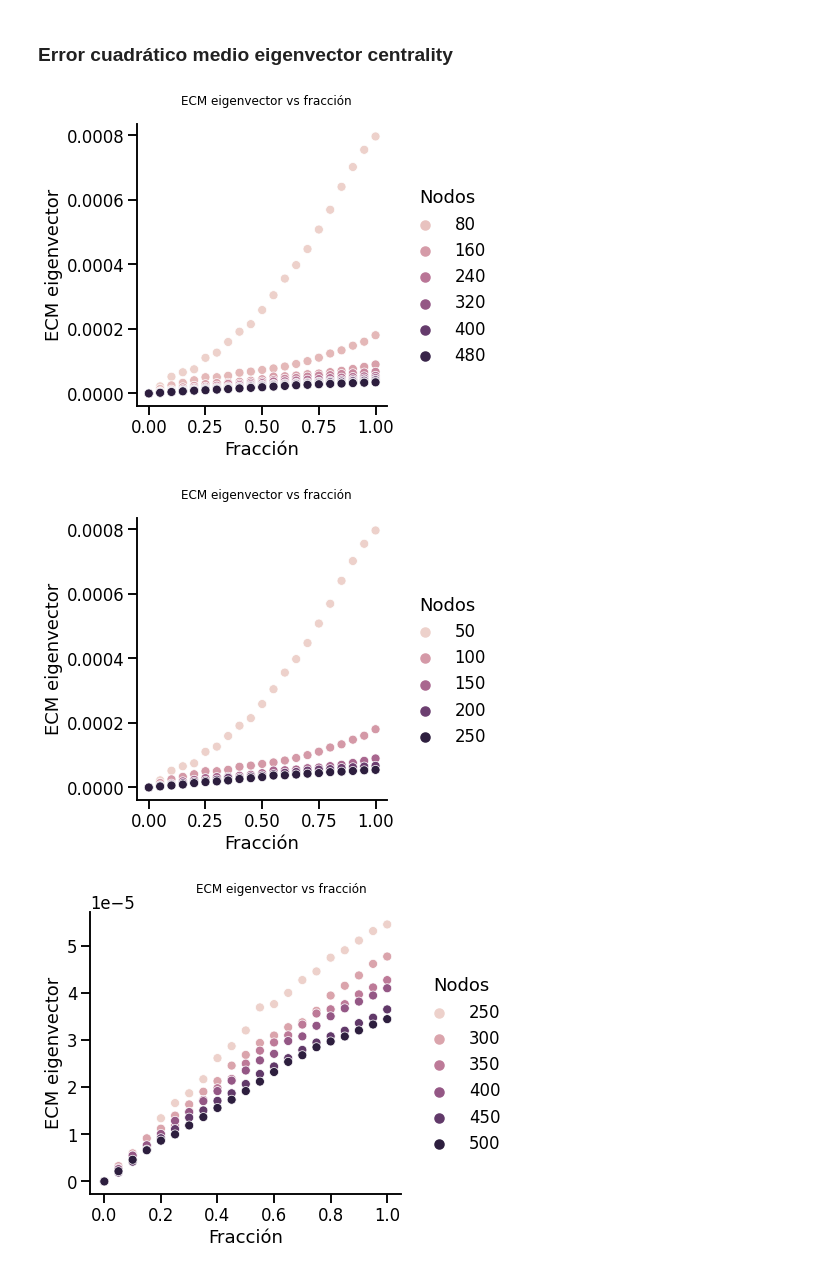
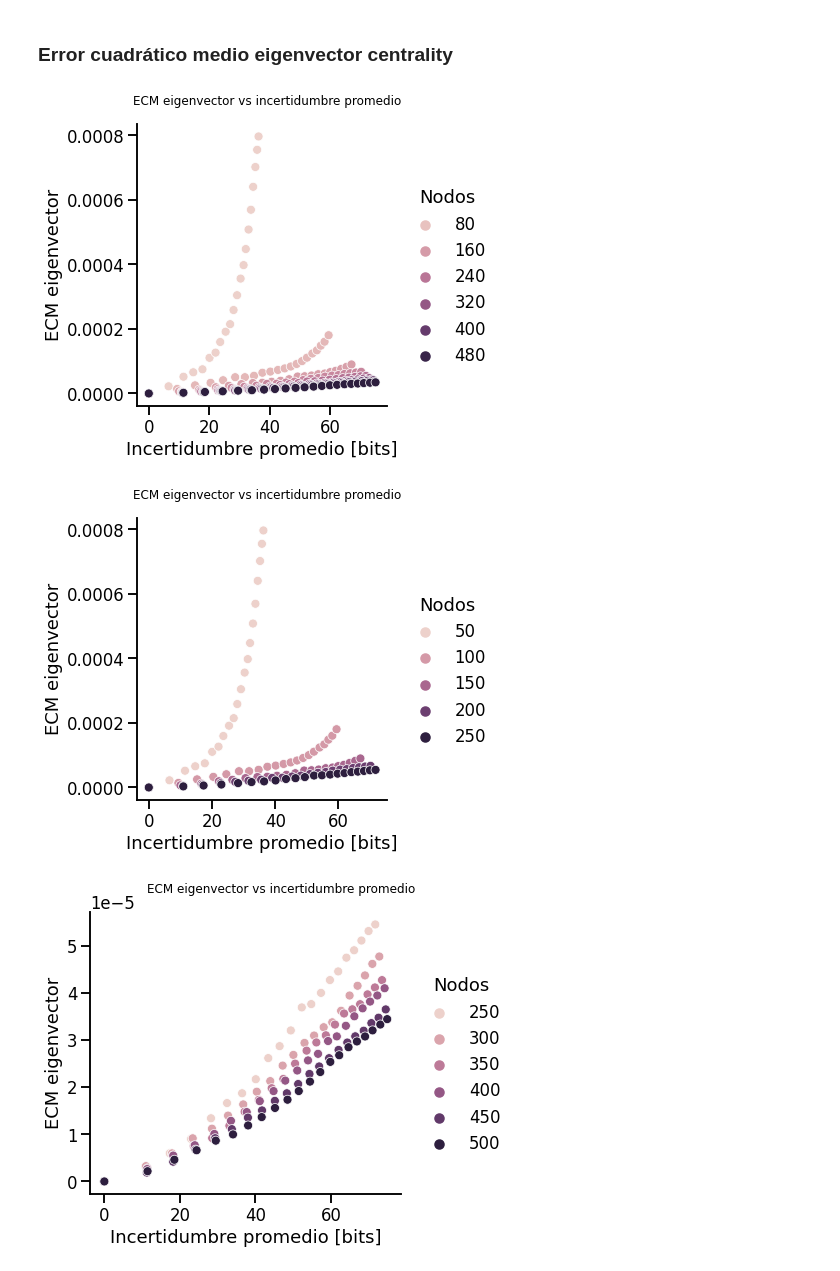
Before and after one commit to lechugaa/noisy-graphs, a Jupyter notebook: results/alternative_centrality_experiments.ipynb, the cells around one changed output. Drawn from its saved outputs; the diff is of its cells as text; code cells hidden in the pictures.

Commit message:
change graphs to mse vs mean uncertainty

```diff
--- a/results/alternative_centrality_experiments.ipynb
+++ b/results/alternative_centrality_experiments.ipynb
@@ -397,44 +397,44 @@ plt.subplots_adjust(top=0.90)
 metric = 'eigenvector'
 data = ba_node[ba_node.centrality_metric == f'{metric}_centrality']
 
-g = sns.relplot(x='real_fraction',
+g = sns.relplot(x='mean_uncertainty',
             y='mean_se_value',
             hue='graph_size',
             data=data[data.graph_size >= 0])
 
-g.set(xlabel='Fracción', ylabel=f'ECM {metric}')
-g.fig.suptitle(f'ECM {metric} vs fracción')
+g.set(xlabel='Incertidumbre promedio [bits]', ylabel=f'ECM {metric}')
+g.fig.suptitle(f'ECM {metric} vs incertidumbre promedio')
 g._legend.set_title('Nodos')
 plt.subplots_adjust(top=0.90)
 # %% [output]
-[figure, old version]
+[figure, new version]
 # %%
 metric = 'eigenvector'
 data = ba_node[ba_node.centrality_metric == f'{metric}_centrality']
 
-g = sns.relplot(x='real_fraction',
+g = sns.relplot(x='mean_uncertainty',
             y='mean_se_value',
             hue='graph_size',
             data=data[data.graph_size <= 250])
 
-g.set(xlabel='Fracción', ylabel=f'ECM {metric}')
-g.fig.suptitle(f'ECM {metric} vs fracción')
+g.set(xlabel='Incertidumbre promedio [bits]', ylabel=f'ECM {metric}')
+g.fig.suptitle(f'ECM {metric} vs incertidumbre promedio')
 g._legend.set_title('Nodos')
 plt.subplots_adjust(top=0.90)
 # %% [output]
-[figure, old version]
+[figure, new version]
 # %%
 metric = 'eigenvector'
 data = ba_node[ba_node.centrality_metric == f'{metric}_centrality']
 
-g = sns.relplot(x='real_fraction',
+g = sns.relplot(x='mean_uncertainty',
             y='mean_se_value',
             hue='graph_size',
             data=data[data.graph_size >= 250])
 
-g.set(xlabel='Fracción', ylabel=f'ECM {metric}')
-g.fig.suptitle(f'ECM {metric} vs fracción')
+g.set(xlabel='Incertidumbre promedio [bits]', ylabel=f'ECM {metric}')
+g.fig.suptitle(f'ECM {metric} vs incertidumbre promedio')
 g._legend.set_title('Nodos')
 plt.subplots_adjust(top=0.90)
 # %% [output]
-[figure, old version]
+[figure, new version]
```
Also changed, not shown: parts of 9 cells of this notebook.
